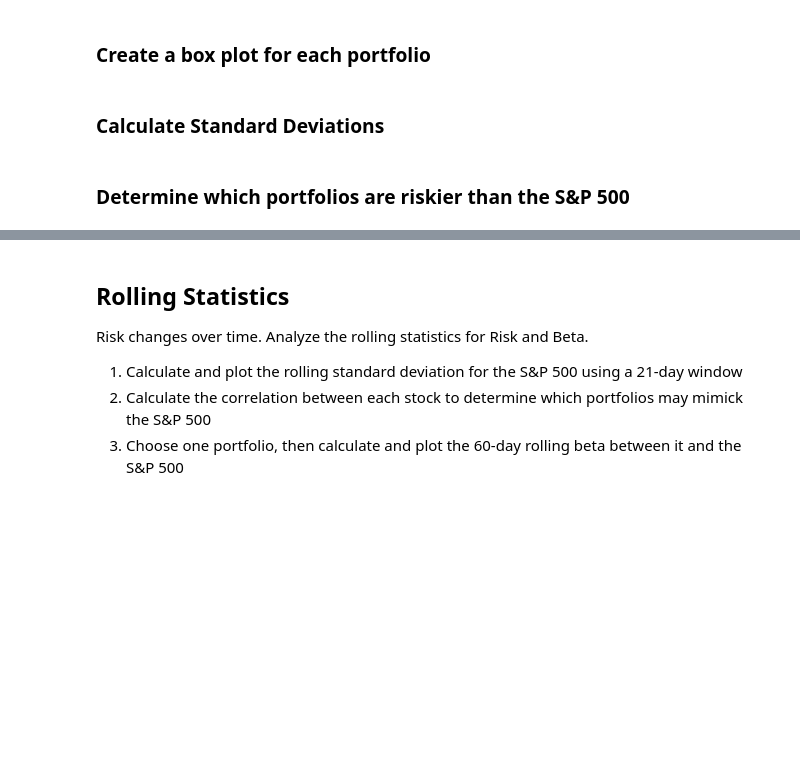
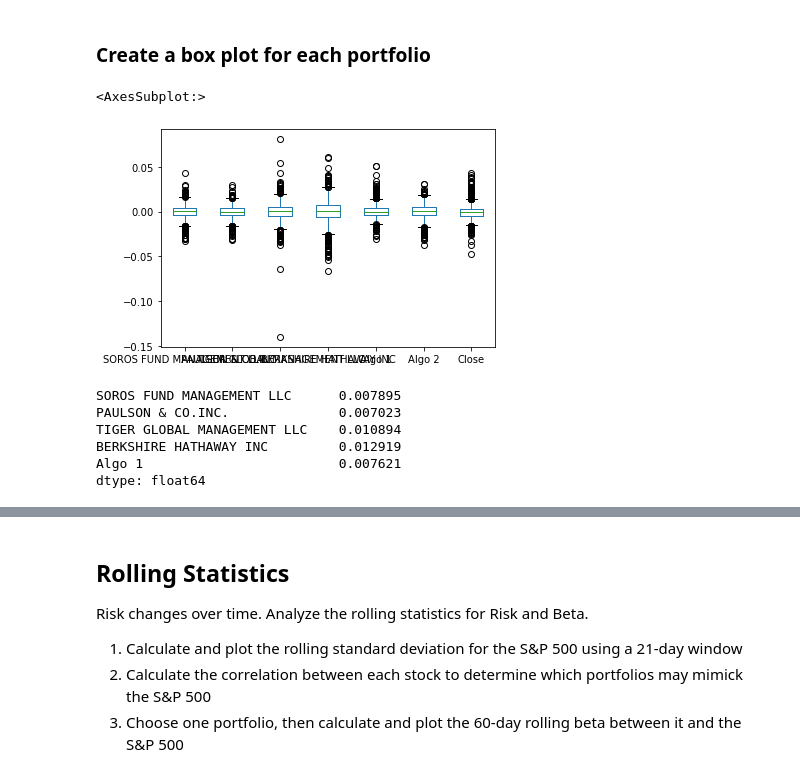
Before and after one commit to EvitaL1983/Pandas-Homework, a Jupyter notebook: Code/Starter_Code/whale_analysis.ipynb, the cells around one changed output, grey strips where cells are left out. Saved outputs shown, nothing was run; the diff lists cells and outputs as text; code cells hidden in the pictures; blank space fills up the shorter version.

```diff
--- a/Code/Starter_Code/whale_analysis.ipynb
+++ b/Code/Starter_Code/whale_analysis.ipynb
@@ -266,5 +371,7 @@ Determine the _risk_ of each portfolio:
 ### Create a box plot for each portfolio
 # %%
 # Box plot to visually show risk
+column_appened_data.plot.box()
+# %% [output]
+<AxesSubplot:>
+[figure, added]
-# %% [markdown]
-### Calculate Standard Deviations
@@ -271,4 +380,11 @@ Determine the _risk_ of each portfolio:
 # %%
 # Calculate the daily standard deviations of all portfolios
+daily_std = column_appened_data.std()
+daily_std.head()
+# %% [output]
+SOROS FUND MANAGEMENT LLC      0.007895
+PAULSON & CO.INC.              0.007023
+TIGER GLOBAL MANAGEMENT LLC    0.010894
+BERKSHIRE HATHAWAY INC         0.012919
+Algo 1                         0.007621
+dtype: float64
-# %% [markdown]
-### Determine which portfolios are riskier than the S&P 500
```
Also changed, not shown: parts of 52 cells of this notebook.
